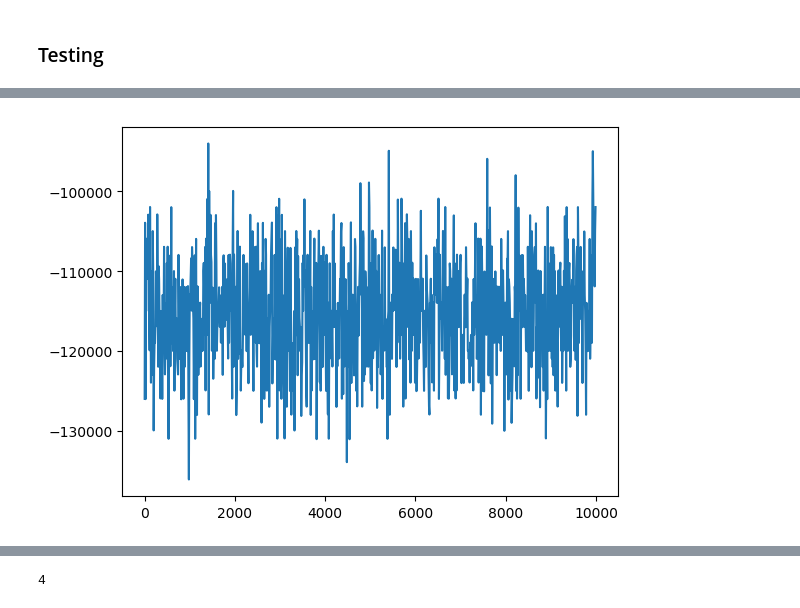
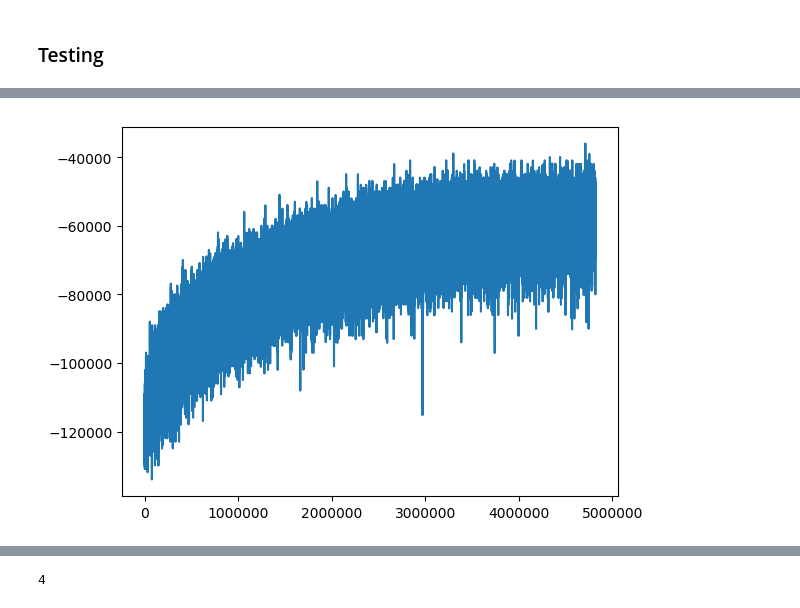
Before and after one commit to dsalgador/RL-Project, a Jupyter notebook: Test-Q-Simulations.ipynb, the cells around one changed output, grey strips where cells are left out. Cells and saved outputs as stored; diff of their text form; code cells hidden in the pictures.

```diff
--- a/Test-Q-Simulations.ipynb
+++ b/Test-Q-Simulations.ipynb
@@ -442,23 +444,23 @@ plt.show()
 # %%
 # Visualizing train simulation:
 
 # train_anim = ut.create_system_animation(train_visualization_steps, train_iterations, train_freq)
 # HTML(train_anim.to_html5_video())
 
-episode =10000
+episode =4820000
 simulation_id = 15
-step = 10
+step = 100
 discrewards_list = ut.load_obj("discrewards/discrew-train-sim" + f"{simulation_id}" + "-" + f"{episode}")
 
 discrewards_list2 = [discrewards_list[i] for i in range(0,len(discrewards_list),step)]
 
 p = plt.plot([i for i in range(0,len(discrewards_list),step)],
              discrewards_list2)
 
 #print(discrewards_list)
 plt.show()
 # %% [output]
-[figure, old version]
+[figure, new version]
 # %%
    # simulation_id = 4
     #train_iterations = 2*10**6
```
Also changed, not shown: parts of 9 cells of this notebook.
